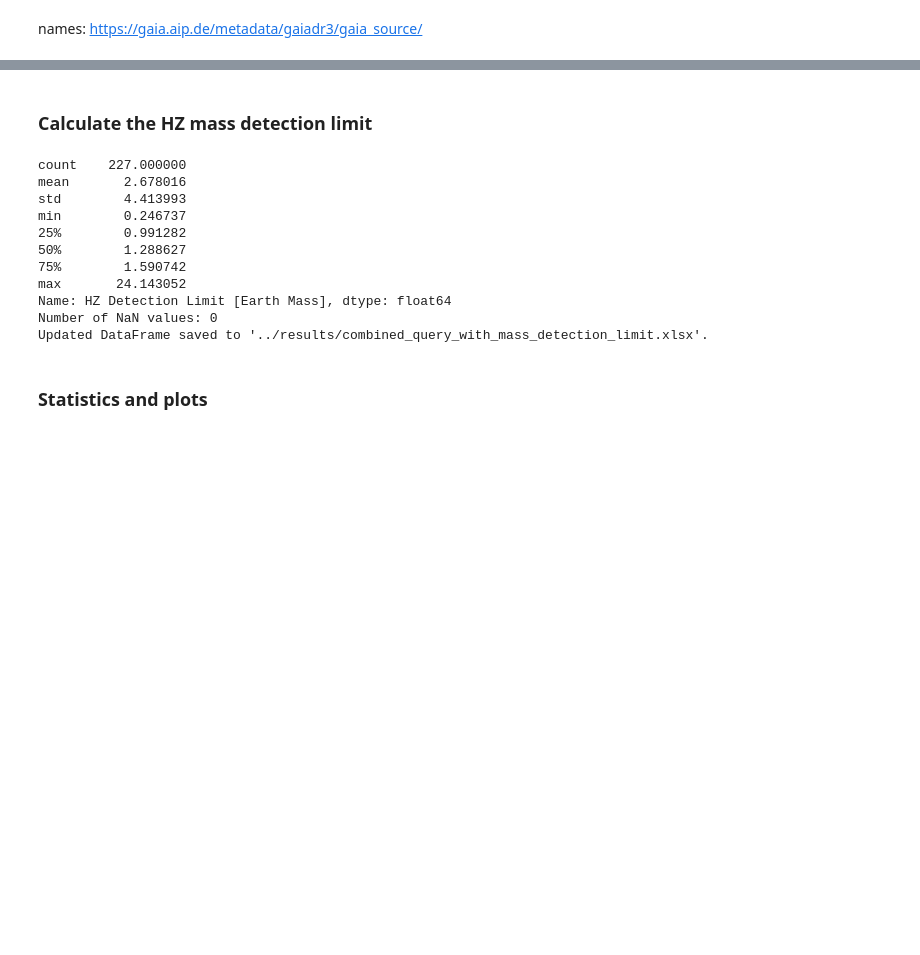
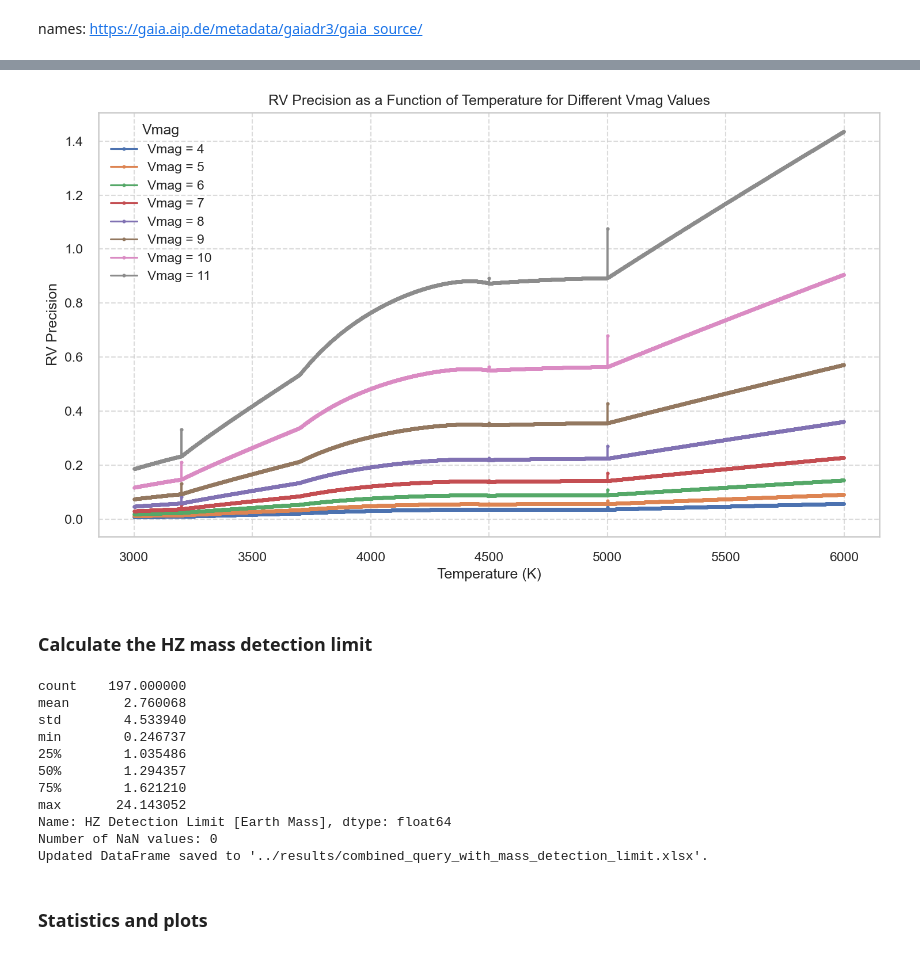
Before and after one commit to exoplanetsdk/2ES_target_selection, a Jupyter notebook: scripts/2ES_target_selection.ipynb, the cells around one changed output, grey strips where cells are left out. Cells and saved outputs as stored; diff of their text form; code cells hidden in the pictures; blank space fills up the shorter version.

```diff
--- a/scripts/2ES_target_selection.ipynb
+++ b/scripts/2ES_target_selection.ipynb
@@ -507,3 +865,37 @@ for i in range(len(combined_df)):
+# %%
+import matplotlib.pyplot as plt
+import numpy as np
+
+# Define temperature and Vmag ranges
+temperatures = np.arange(3000, 6000, 1)
+vmags = np.arange(4, 12, 1)
+
+# Store RV precision results
+rv_precision_results = {vmag: [] for vmag in vmags}
+
+# Calculate RV precision for each combination of temperature and Vmag
+for temperature in temperatures:
+    for vmag in vmags:
+        result, rv_precision = calculate_rv_precision(Temp=temperature, Vmag=vmag)
+        rv_precision_results[vmag].append(rv_precision)
+
+# Plotting
+plt.figure(figsize=(10, 6), dpi=150)
+for vmag, rv_precisions in rv_precision_results.items():
+    plt.plot(temperatures, rv_precisions, label=f'Vmag = {vmag}', marker='.')
+
+# Add titles and labels
+plt.title('RV Precision as a Function of Temperature for Different Vmag Values')
+plt.xlabel('Temperature (K)')
+plt.ylabel('RV Precision')
+plt.legend(title='Vmag')
+plt.grid(True, linestyle='--', alpha=0.7)
+
+# Show the plot
+plt.tight_layout()
+plt.show()
+# %% [output]
+[figure, added]
 # %%
 # Find the index of 'HZ_limit [AU]' column
 hz_limit_index = combined_df.columns.get_loc('HZ_limit [AU]')
@@ -588,13 +980,13 @@ adjust_column_widths(output_path)
 
 print(f"Updated DataFrame saved to '{output_path}'.")
 # %% [output]
-count    227.000000
-mean       2.678016
-std        4.413993
+count    197.000000
+mean       2.760068
+std        4.533940
 min        0.246737
-25%        0.991282
-50%        1.288627
-75%        1.590742
+25%        1.035486
+50%        1.294357
+75%        1.621210
 max       24.143052
 Name: HZ Detection Limit [Earth Mass], dtype: float64
 Number of NaN values: 0
```
Also changed, not shown: parts of 23 cells of this notebook, 32 other files.
